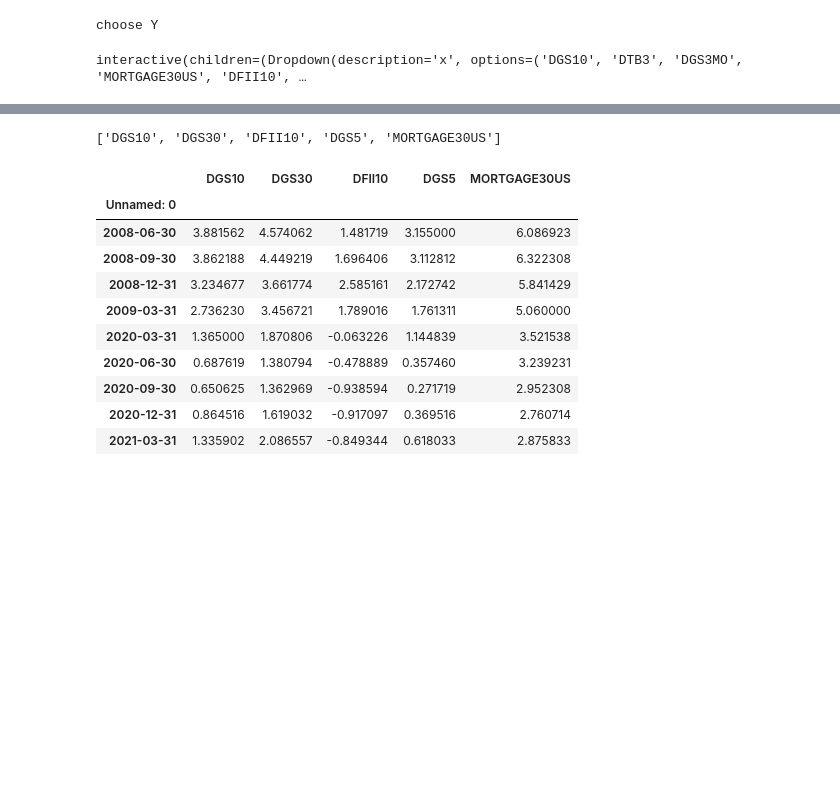
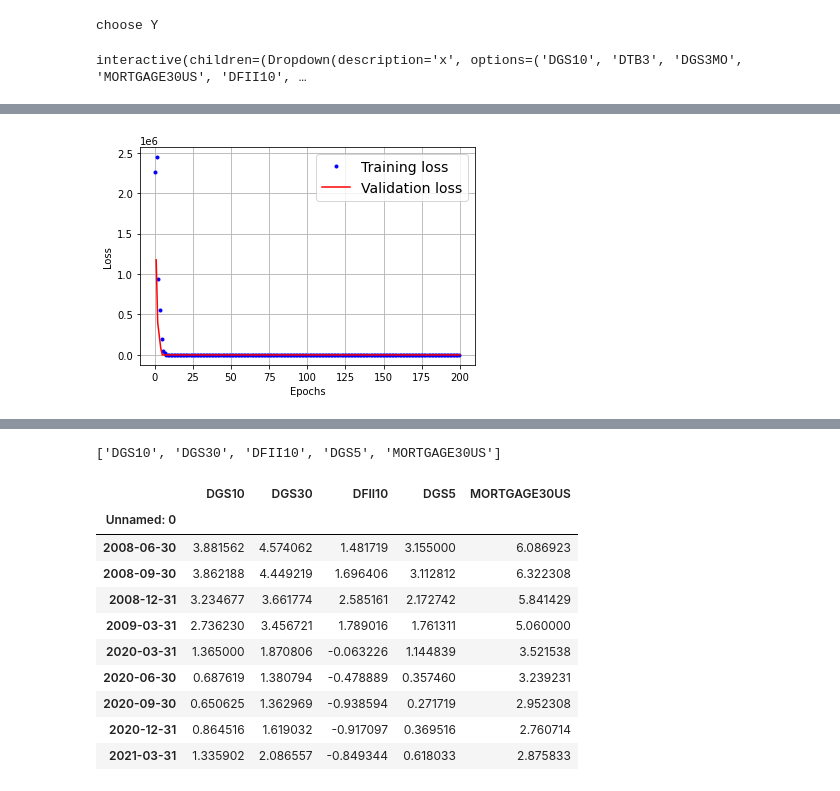
Before and after one commit to webclinic017/Python-Stock-1, a Jupyter notebook: FRED_analysis.ipynb, the cells around one changed output, grey strips where cells are left out. Saved outputs shown, nothing was run; the diff lists cells and outputs as text; code cells hidden in the pictures; blank space fills up the shorter version.

```diff
--- a/FRED_analysis.ipynb
+++ b/FRED_analysis.ipynb
@@ -165,3 +361,21 @@ The null hypothesis cannot be rejected
+# %%
+if False:
+    for f in range(0,len(futures01)):
+        #print(f)
+        #print(len(futures01[f].result()))
+        plt.hist(Differenced_Set.iloc[:,f], bins='auto')  # arguments are passed to np.histogram
+        plt.show()
+        Differenced_Set.iloc[:,1].plot()
+        plt.show()
+        plt.hist(all_data.iloc[:,f], bins='auto')  # arguments are passed to np.histogram
+        plt.show()
+        all_data.iloc[:,1].plot()
+        plt.show()
+# %%
+c = all_data.corr()
+#.abs()
+s = c.unstack()
+so = s.sort_values(kind="quicksort", ascending=False)
 # %%
 filter_ = all_data.columns.tolist()
 # %%
@@ -190,0 +516,3 @@ Y = output_slider_variable.value
+# %%
+Lagged_Set = pd.concat([all_data.iloc[:,0],Lagged_Set],axis=1)
+Lagged_Differenced_Set = pd.concat([all_data.iloc[:,0],Lagged_Differenced_Set],axis=1)
@@ -306,0 +828,6 @@ print(testScore)
+# %%
+import matplotlib as mpl
+plot_learning_curves(history.history["loss"], history.history["val_loss"])
+plt.show()
+# %% [output]
+[figure, added]
```
Also changed, not shown: parts of 28 cells of this notebook, 1 other file.
